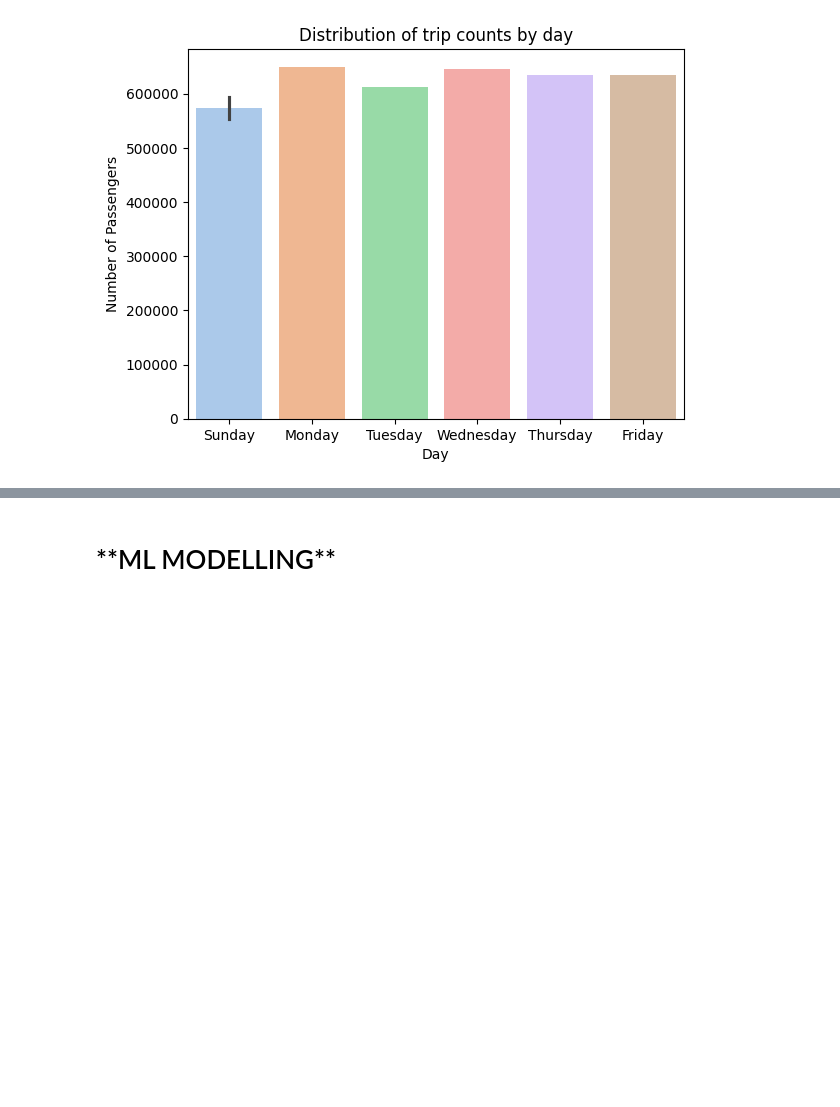
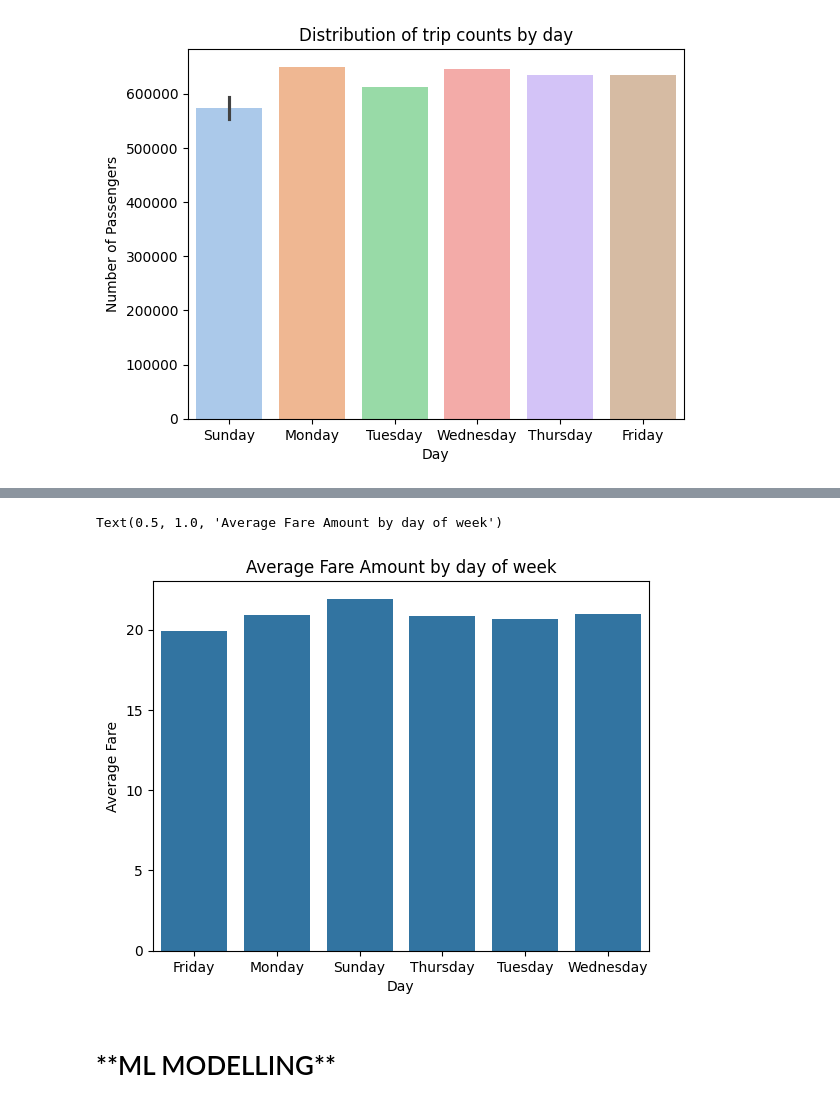
Before and after one commit to NavyaKiran/NYCTaxiFarePrediciton, a Jupyter notebook: NYC_Taxi_Fare_Prediction.ipynb, the cells around one changed output, grey strips where cells are left out. Drawn from its saved outputs; the diff is of its cells as text; code cells hidden in the pictures; blank space fills up the shorter version.

```diff
--- a/NYC_Taxi_Fare_Prediction.ipynb
+++ b/NYC_Taxi_Fare_Prediction.ipynb
@@ -939,3 +964,12 @@ Text(0, 0.5, 'Number of Passengers')
+# %%
+avg_fare = time_fare.groupby('day_name_word')['fare_amount'].mean().reset_index()
+sns.barplot(x = 'day_name_word', y = 'fare_amount', data = avg_fare)
+plt.xlabel("Day")
+plt.ylabel("Average Fare")
+plt.title("Average Fare Amount by day of week")
+# %% [output]
+Text(0.5, 1.0, 'Average Fare Amount by day of week')
+[figure, added]
 # %% [markdown]
 <H1> **ML MODELLING** </H1>
 # %%
```
Also changed, not shown: parts of 5 cells of this notebook.
